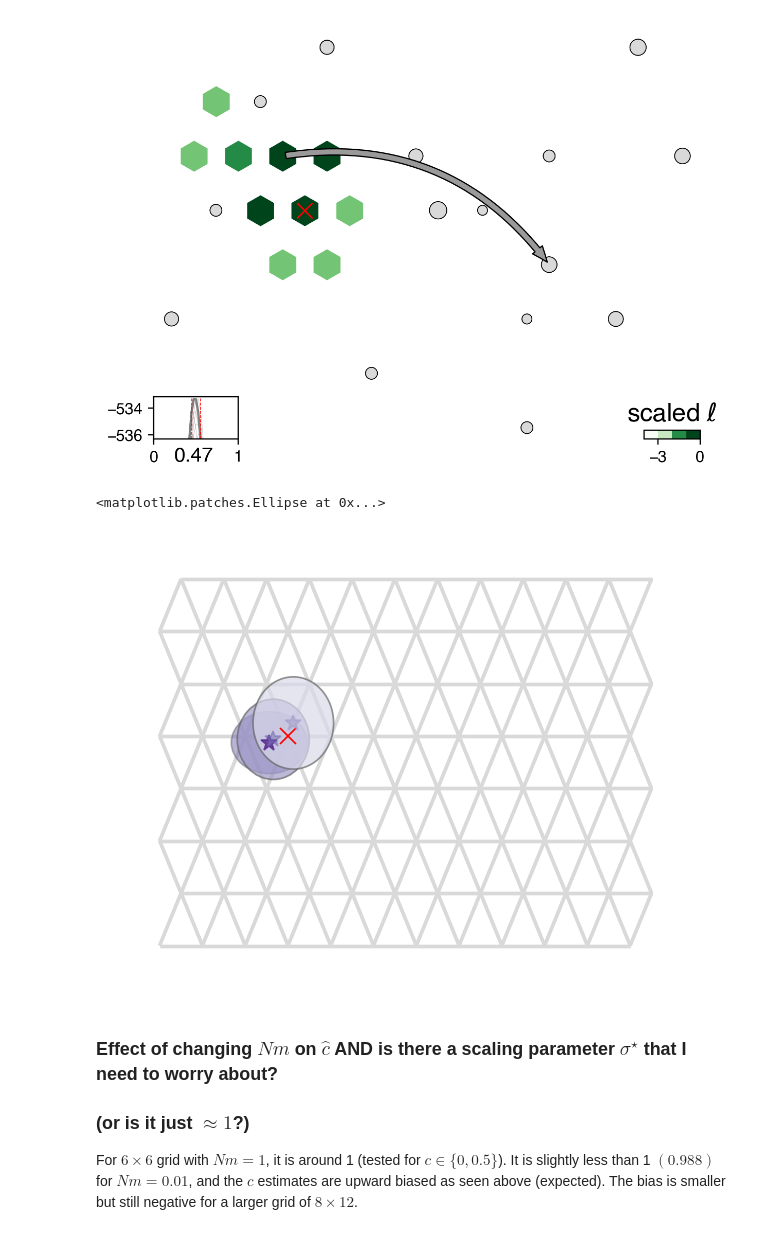
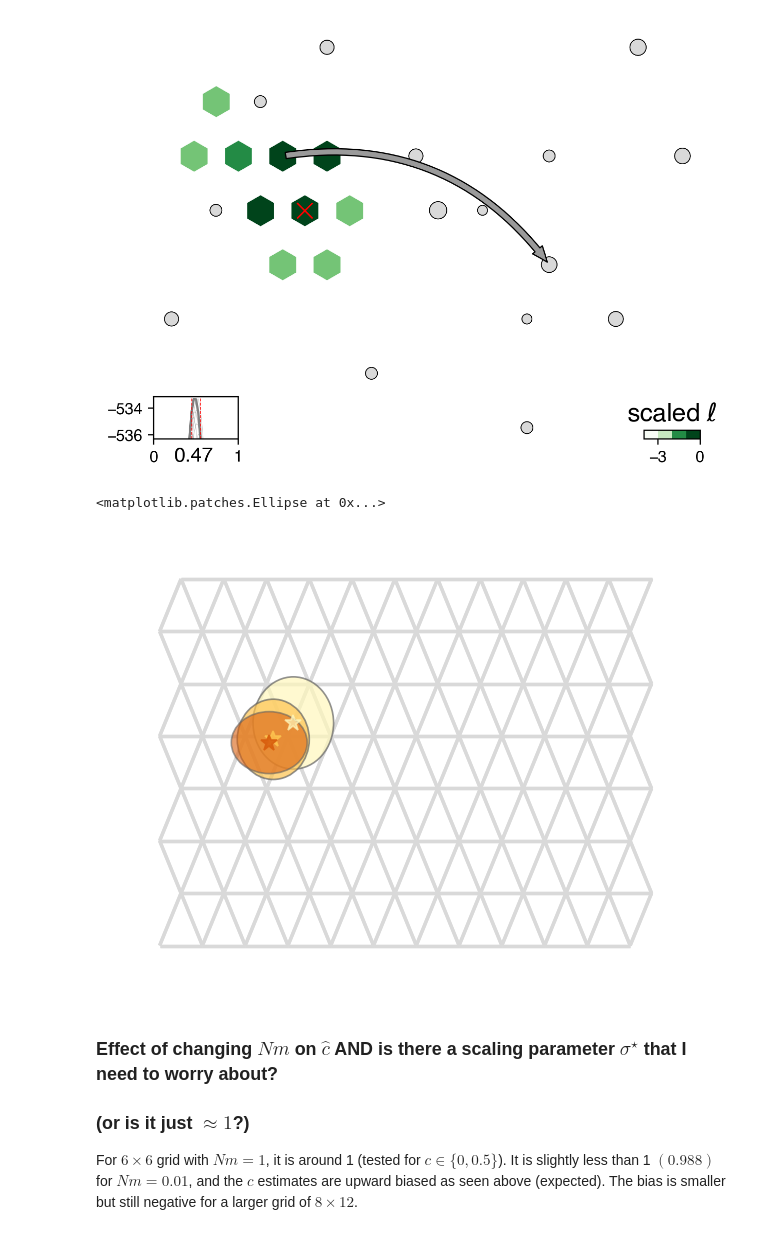
Before and after one commit to NovembreLab/feems, a Jupyter notebook: docs/notebooks/est-long-range.ipynb, the cells around one changed output. Drawn from its saved outputs; the diff is of its cells as text; code cells hidden in the pictures.

```diff
--- a/docs/notebooks/est-long-range.ipynb
+++ b/docs/notebooks/est-long-range.ipynb
@@ -1467,29 +1468,31 @@ v.ax.plot(v.grid[51,0],v.grid[51,1],'rx',markersize=10,linewidth=20)
 # %%
 from matplotlib.patches import Ellipse
 fig = plt.figure(dpi=120)
 ax = fig.add_subplot(1, 1, 1)
 v = Viz(ax, sp_graph, projection=None, edge_width=2,
         edge_alpha=1, edge_zorder=100, sample_pt_size=20, obs_node_size=7.5, sample_pt_color="black", cbar_font_size=10)
+v.ax.plot(3.125, 3.680608, '*', color='#fff7bc', markersize=10, alpha=0.7)
 v.draw_edges(use_weights=False)
 # v.ax.plot(v.grid[51,0],v.grid[51,1],'*',color='darkgreen',markersize=10)
-v.ax.plot(v.grid[51,0],v.grid[51,1],'rx',markersize=10)
+# Purples = [54278f,756bb1,9e9ac8]
+
+
 ## mean: 2.40625 3.951241, sd: 1.0834936 0.8926786 for c=0.5 & t=10 (sparse sampling)
 ## mean: 2.875 3.13934, sd: 0.5 0.53619 for c=0.5 & t=10 (dense sampling)
-# v.ax.plot(3, 3.46410162, '*', color='#54278f', alpha=0.8, markersize=10)
-# v.ax.add_patch(Ellipse([3, 3.46410162], width=2*0.2, height=2*0.2, alpha=0.5, facecolor='#756bb1', edgecolor='#636363'))
-# v.ax.plot(2.906250, 3.626481, '*', color='#756bb1', markersize=10, alpha=0.5)
-# v.ax.add_patch(Ellipse([2.906250, 3.626481], height=2*0.4552929, width=2*0.4710361, alpha=0.7, facecolor='#9e9ac8', edgecolor='#636363'))
-# v.ax.plot(2.875, 3.788861, '*', color='#9e9ac8', markersize=10, alpha=0.5)
-# v.ax.add_patch(Ellipse([2.875, 3.788861], height=2*0.5123475, width=2*0.5627314, alpha=0.7, facecolor='#dadaeb', edgecolor='#636363'))
-v.ax.plot(2.5625, 3.355848, '*', color='#54278f', alpha=0.8, markersize=10)
-v.ax.add_patch(Ellipse([2.5625, 3.355848], height=2*0.5123475, width=2*0.8874120, alpha=0.5, facecolor='#756bb1', edgecolor='#636363'))
-v.ax.plot(2.65625, 3.409975, '*', color='#756bb1', markersize=10, alpha=0.5)
-v.ax.add_patch(Ellipse([2.65625, 3.409975], height=2*0.6637626, width=2*0.8420722, alpha=0.7, facecolor='#9e9ac8', edgecolor='#636363'))
-v.ax.plot(3.125, 3.680608, '*', color='#9e9ac8', markersize=10, alpha=0.5)
-v.ax.add_patch(Ellipse([3.125, 3.680608], height=2*0.7627314, width=2*0.9416198, alpha=0.7, facecolor='#dadaeb', edgecolor='#636363'))
+# v.ax.add_patch(Ellipse([2.875, 3.788861], height=2*0.5123475, width=2*0.5627314, alpha=0.7, facecolor='#fff7bc', edgecolor='#636363'))
+# v.ax.plot(2.875, 3.788861, '*', color='#fff7bc', markersize=10, alpha=0.5)
+# v.ax.add_patch(Ellipse([2.906250, 3.626481], height=2*0.4552929, width=2*0.4710361, alpha=0.7, facecolor='#fec44f', edgecolor='#636363'))
+# v.ax.plot(2.906250, 3.626481, '*', color='#fec44f', markersize=10, alpha=0.5)
+# v.ax.add_patch(Ellipse([3, 3.46410162], width=2*0.2, height=2*0.2, alpha=0.5, facecolor='#d95f0e', edgecolor='#636363'))
+# v.ax.plot(3, 3.46410162, '*', color='#d95f0e', alpha=0.8, markersize=10)
+v.ax.add_patch(Ellipse([3.125, 3.680608], height=2*0.7627314, width=2*0.9416198, alpha=0.7, facecolor='#fff7bc', edgecolor='#636363'))
+v.ax.plot(2.65625, 3.409975, '*', color='#fec44f', markersize=10, alpha=0.8)
+v.ax.add_patch(Ellipse([2.65625, 3.409975], height=2*0.6637626, width=2*0.8420722, alpha=0.7, facecolor='#fec44f', edgecolor='#636363'))
+v.ax.plot(2.5625, 3.355848, '*', color='#d95f0e', alpha=0.9, markersize=10)
+v.ax.add_patch(Ellipse([2.5625, 3.355848], height=2*0.5123475, width=2*0.8874120, alpha=0.6, facecolor='#d95f0e', edgecolor='#636363'))
 # %% [output]
 <matplotlib.patches.Ellipse at 0x...>
-[figure, old version]
+[figure, new version]
 # %%
 # randedge = [tuple(np.random.choice(range(80),size=2,replace=False)) for _ in range(100)]
 # randedge = list(set(randedge)-set(sp_graph.edges))
```
Also changed, not shown: parts of 1 cell of this notebook, 5 other files.
